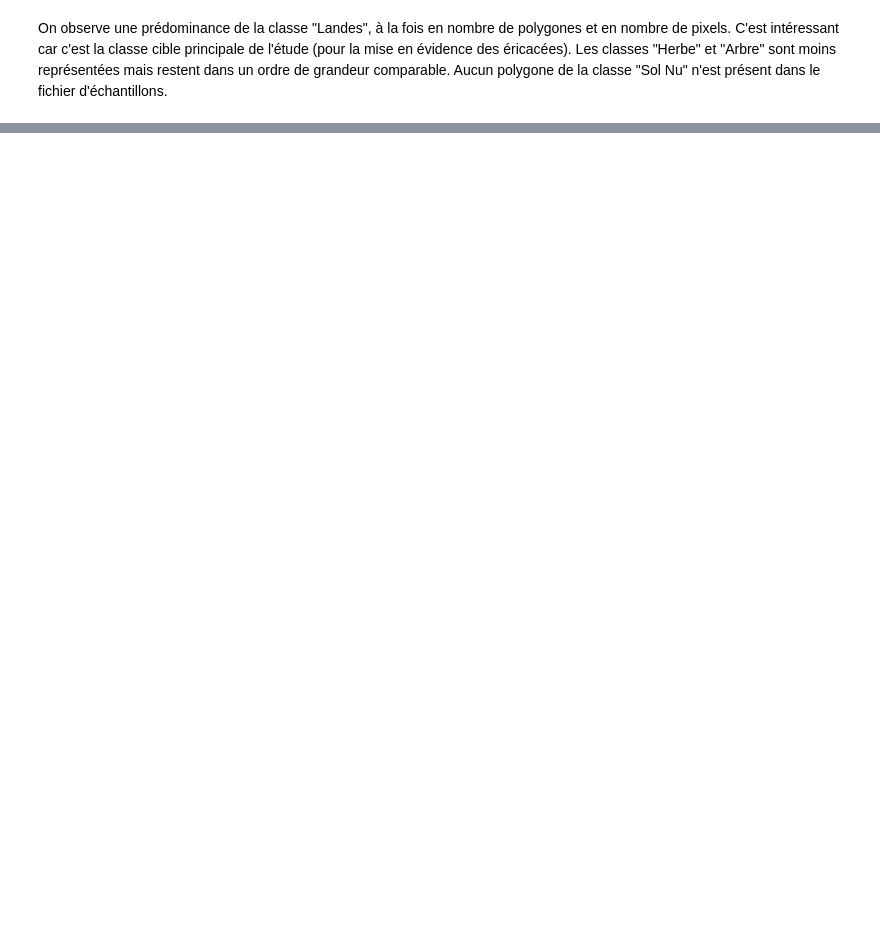
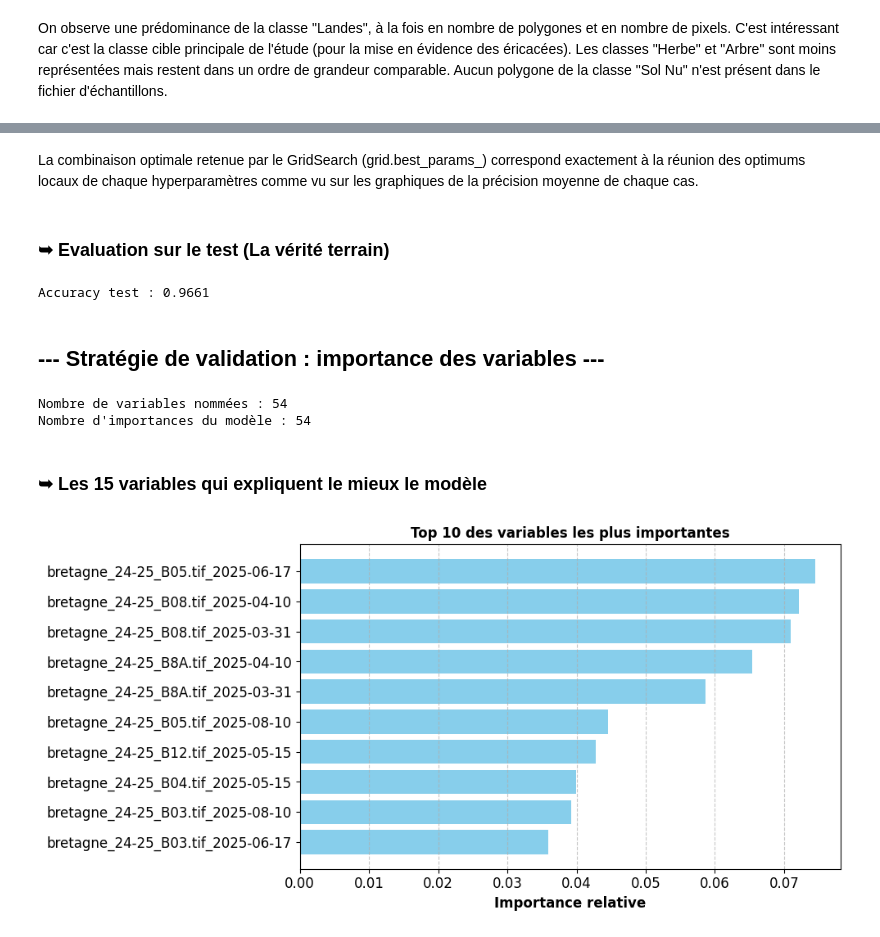
Before and after one commit to maximebrs/projet_telea_IBRES, a Jupyter notebook: projet_telea_IBRES_Maxime.ipynb, the cells around one changed output, grey strips where cells are left out. Drawn from its saved outputs; the diff is of its cells as text; code cells hidden in the pictures; blank space fills up the shorter version.

Commit message:
Code brut à commenter et discuter

```diff
--- a/projet_telea_IBRES_Maxime.ipynb
+++ b/projet_telea_IBRES_Maxime.ipynb
@@ -189,0 +565,61 @@ out_nari_filename = os.path.join(result_path, 'ARI_serie_temp.tif')
+# %% [markdown]
+La combinaison optimale retenue par le GridSearch (grid.best_params_) correspond exactement à la réunion des optimums locaux de chaque hyperparamètres comme vu sur les graphiques de la précision moyenne de chaque cas.
+# %%
+# Modèle final (Le meilleur trouvé)
+best_model = grid.best_estimator_
+best_rf = best_model
+# %% [markdown]
+### ➥ Evaluation sur le test (La vérité terrain)
+# %%
+y_pred = best_model.predict(X_test)
+acc_test = accuracy_score(y_test, y_pred)
+print(f"Accuracy test : {acc_test:.4f}")
+# %% [output]
+Accuracy test : 0.9661
+# %% [markdown]
+## --- Stratégie de validation : importance des variables ---
+# %%
+# Génération des noms complets pour les 54 variables
+expanded_feature_names = []
+
+for f in input_files:
+    filename = os.path.basename(f)
+    # Récupération du nombre de bande
+    ds = rw.open_image(f)
+    nb_bands = ds.RasterCount
+    ds = None # Fermeture propre
+
+    for i in range(nb_bands):
+        if 'dates_str' in locals() and len(dates_str) == nb_bands:
+             expanded_feature_names.append(f"{filename}_{dates_str[i]}")
+        else:
+             expanded_feature_names.append(f"{filename}_Date{i+1}")
+
+print(f"Nombre de variables nommées : {len(expanded_feature_names)}")
+print(f"Nombre d'importances du modèle : {len(best_rf.feature_importances_)}")
+
+# Création du dataframe
+df_importance = pd.DataFrame({
+    'Variable': expanded_feature_names,
+    'Importance': best_rf.feature_importances_
+})
+# Tri par importance décroissante
+df_importance = df_importance.sort_values(by='Importance', ascending=False)
+# %% [output]
+Nombre de variables nommées : 54
+Nombre d'importances du modèle : 54
+# %% [markdown]
+### ➥ Les 15 variables qui expliquent le mieux le modèle
+# %%
+plt.figure(figsize=(10, 5))
+# Inverse l'ordre pour l'affichage (le meilleur en haut)
+plt.barh(df_importance['Variable'].head(10)[::-1],
+         df_importance['Importance'].head(10)[::-1],
+         color='skyblue')
+plt.xlabel("Importance relative")
+plt.title("Top 10 des variables les plus importantes")
+plt.grid(axis='x', linestyle='--', alpha=0.7)
+plt.tight_layout()
+plt.show()
+# %% [output]
+[figure, added]
```
Also changed, not shown: parts of 58 cells of this notebook, 2 other files.
